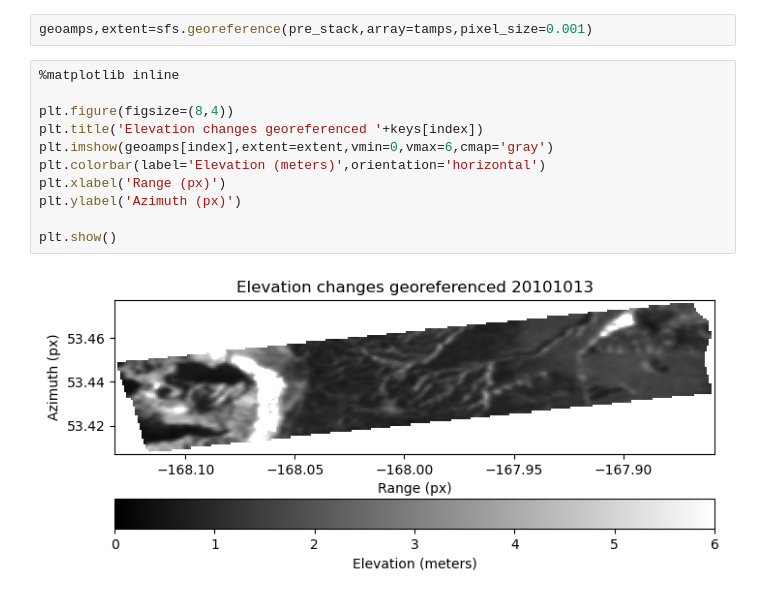
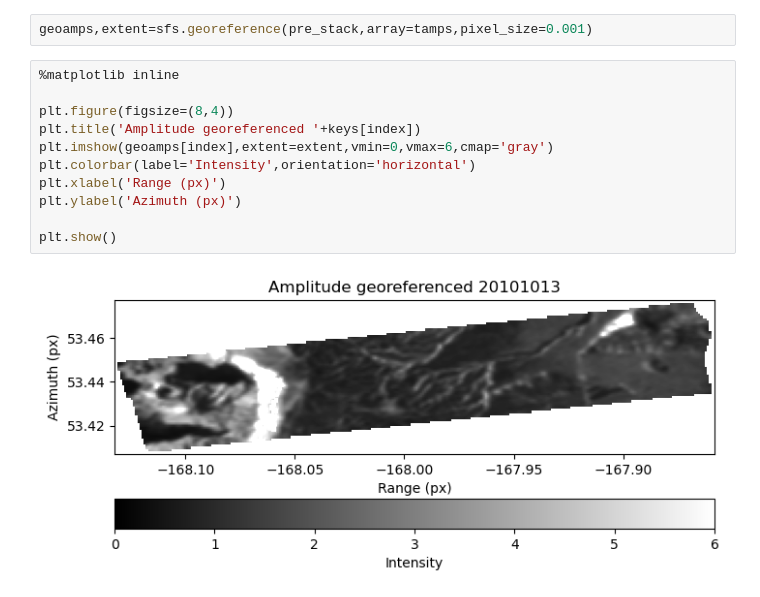
Before and after one commit to mfangaritav/MOSART, a Jupyter notebook: Process_ALOS.ipynb, the cells around one changed output. Saved outputs shown, nothing was run; the diff lists cells and outputs as text.

Commit message:
Fixing labels

```diff
--- a/Process_ALOS.ipynb
+++ b/Process_ALOS.ipynb
@@ -424,13 +424,13 @@ geoamps,extent=sfs.georeference(pre_stack,array=tamps,pixel_size=0.001)
 # %%
 %matplotlib inline
 
 plt.figure(figsize=(8,4))
-plt.title('Elevation changes georeferenced '+keys[index])
+plt.title('Amplitude georeferenced '+keys[index])
 plt.imshow(geoamps[index],extent=extent,vmin=0,vmax=6,cmap='gray')
-plt.colorbar(label='Elevation (meters)',orientation='horizontal')
+plt.colorbar(label='Intensity',orientation='horizontal')
 plt.xlabel('Range (px)')
 plt.ylabel('Azimuth (px)')
 
 plt.show()
 # %% [output]
-[figure, old version]
+[figure, new version]
```
